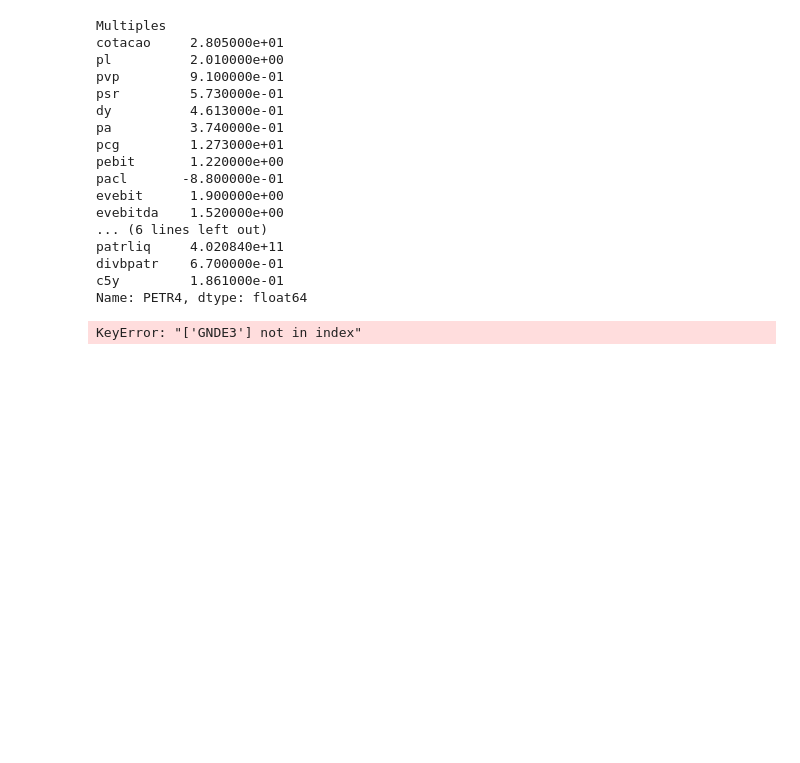
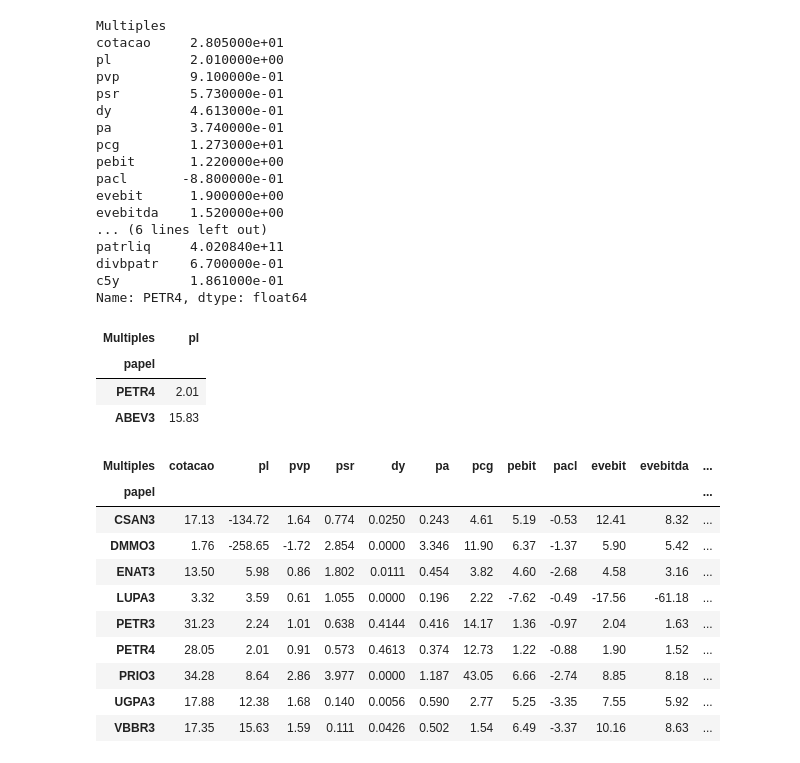
Before and after one commit to fcardosoo/Python-Mercado-Financeiro-Analise-Fundamentalista, a Jupyter notebook: Análise Fundamentalista com Python.ipynb, the cells around one changed output. Saved outputs shown, nothing was run; the diff lists cells and outputs as text; code cells hidden in the pictures; blank space fills up the shorter version.

```diff
--- a/Análise Fundamentalista com Python.ipynb
+++ b/Análise Fundamentalista com Python.ipynb
@@ -58,6 +59,27 @@ Name: PETR4, dtype: float64
 # %%
 # Filtrando apenas o PL um ativo específico
 
-df.loc[['PETR4', 'GNDI3'], ['pl']]
+df.loc[['PETR4', 'ABEV3'], ['pl']]
 # %% [output]
-KeyError: "['GNDE3'] not in index"
+| Multiples | pl |
+| papel |  |
+| PETR4 | 2.01 |
+| ABEV3 | 15.83 |
+# %%
+# Criando uma consulta a partir de uma lista de ativos
+
+setor = ['PETR3', 'PETR4', 'PRIO3', 'CSAN3', 'ENAT3', 'VBBR3', 'UGPA3', 'DMMO3', 'LUPA3']
+
+df.query('index in @setor')
+# %% [output]
+| Multiples | cotacao | pl | pvp | psr | dy | pa | pcg | pebit | pacl | evebit | evebitda | ... |
+| papel |  |  |  |  |  |  |  |  |  |  |  | ... |
+| CSAN3 | 17.13 | -134.72 | 1.64 | 0.774 | 0.0250 | 0.243 | 4.61 | 5.19 | -0.53 | 12.41 | 8.32 | ... |
+| DMMO3 | 1.76 | -258.65 | -1.72 | 2.854 | 0.0000 | 3.346 | 11.90 | 6.37 | -1.37 | 5.90 | 5.42 | ... |
+| ENAT3 | 13.50 | 5.98 | 0.86 | 1.802 | 0.0111 | 0.454 | 3.82 | 4.60 | -2.68 | 4.58 | 3.16 | ... |
+| LUPA3 | 3.32 | 3.59 | 0.61 | 1.055 | 0.0000 | 0.196 | 2.22 | -7.62 | -0.49 | -17.56 | -61.18 | ... |
+| PETR3 | 31.23 | 2.24 | 1.01 | 0.638 | 0.4144 | 0.416 | 14.17 | 1.36 | -0.97 | 2.04 | 1.63 | ... |
+| PETR4 | 28.05 | 2.01 | 0.91 | 0.573 | 0.4613 | 0.374 | 12.73 | 1.22 | -0.88 | 1.90 | 1.52 | ... |
+| PRIO3 | 34.28 | 8.64 | 2.86 | 3.977 | 0.0000 | 1.187 | 43.05 | 6.66 | -2.74 | 8.85 | 8.18 | ... |
+| UGPA3 | 17.88 | 12.38 | 1.68 | 0.140 | 0.0056 | 0.590 | 2.77 | 5.25 | -3.35 | 7.55 | 5.92 | ... |
+| VBBR3 | 17.35 | 15.63 | 1.59 | 0.111 | 0.0426 | 0.502 | 1.54 | 6.49 | -3.37 | 10.16 | 8.63 | ... |
```
Also changed, not shown: parts of 5 cells of this notebook.
